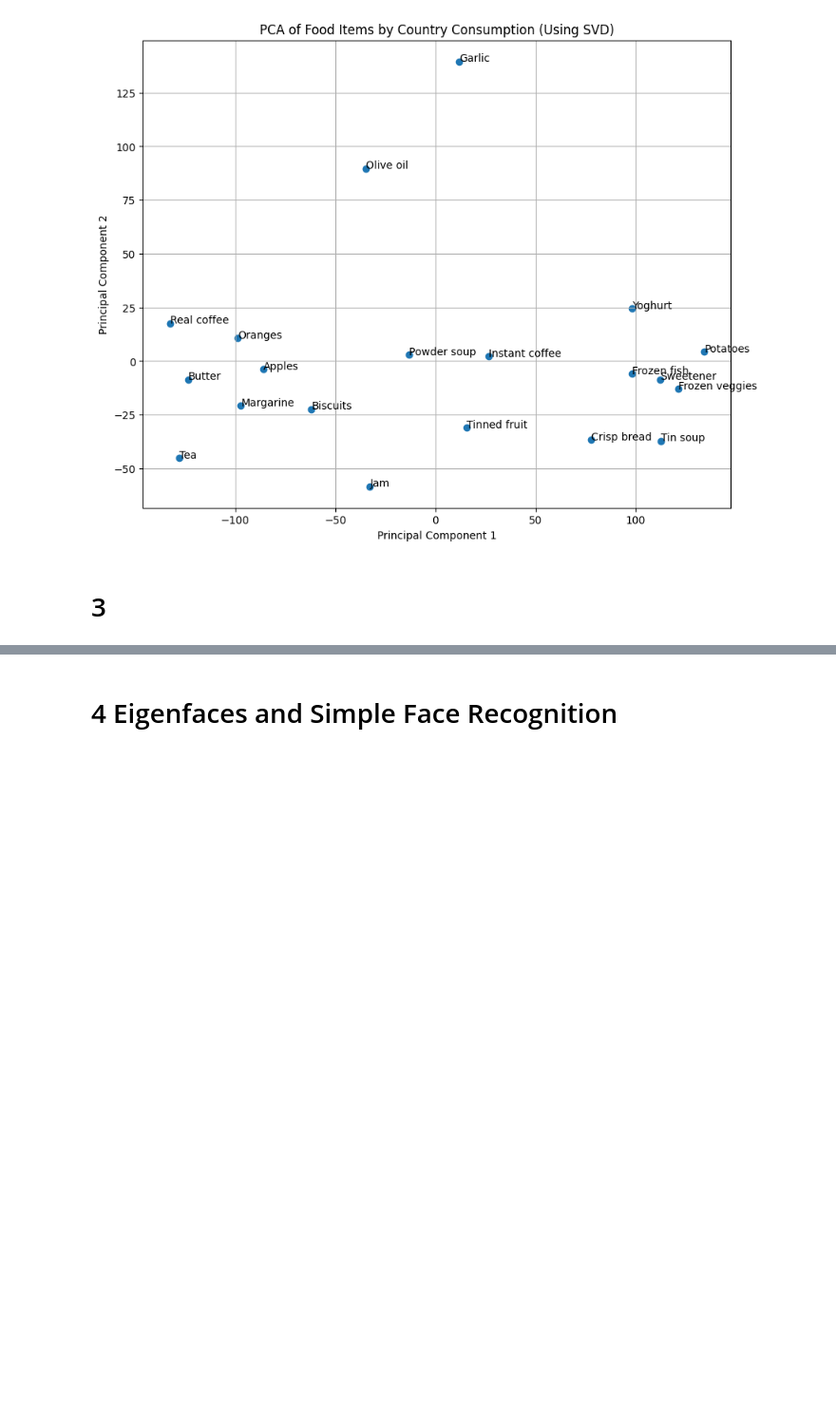
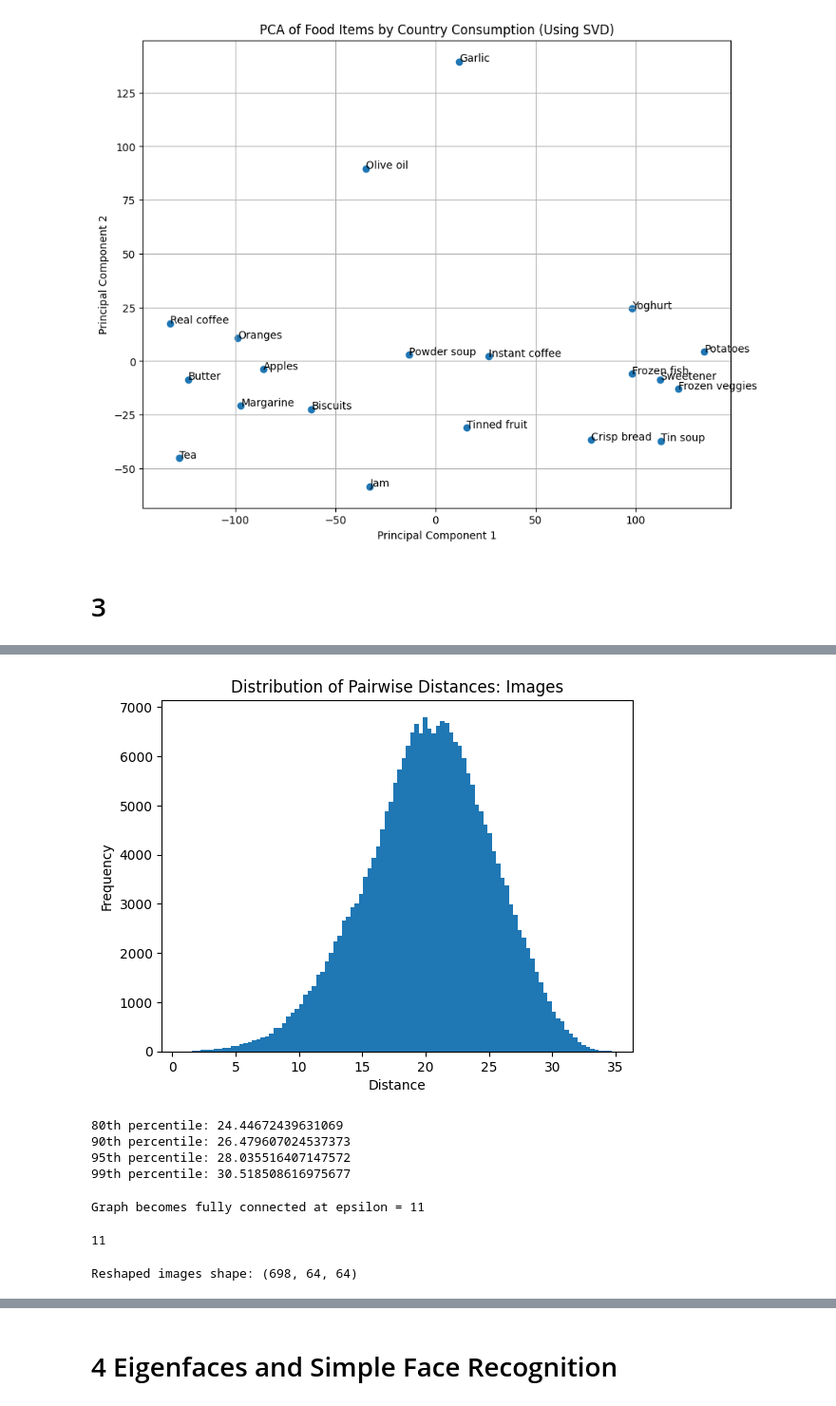
Before and after one commit to Mohammedks713/CDA, a Jupyter notebook: HW2_ISYE_6740/msiddiqui60_HW2.ipynb, the cells around one changed output, grey strips where cells are left out. Shown at 95% size. Cells and saved outputs as stored; diff of their text form; code cells hidden in the pictures; blank space fills up the shorter version.

```diff
--- a/HW2_ISYE_6740/msiddiqui60_HW2.ipynb
+++ b/HW2_ISYE_6740/msiddiqui60_HW2.ipynb
@@ -154,0 +168,11 @@ plt.show()
+# %%
+# read in the data
+def load_data(file_path):
+    mat_data = scipy.io.loadmat(file_path)
+
+    # print(mat_data['images'])
+    return mat_data['images']
+
+data = load_data('./data/isomap.mat')
+data = data.T
+data # Matrix of M x K (m vectors of dimension K. Corresponds to 698 images of 64 x 64 or 4096 pixels each
@@ -154,0 +193,29 @@ plt.show()
+# %%
+# create distance matrices using sci py and visualize
+def dist_mat(data):
+    dist_matrix = distance_matrix(data, data,p = 2)
+    return dist_matrix
+
+def plot_dist_matrix(dist_matrix, file_name = 'dist_matrix'):
+    distances = dist_matrix[np.triu_indices_from(dist_matrix, k=1)]
+
+    # Plot histogram of distances
+    plt.hist(distances, bins=100)
+    plt.title(f"Distribution of Pairwise Distances: {file_name}")
+    plt.xlabel("Distance")
+    plt.ylabel("Frequency")
+
+    # save the image
+    save_path = os.path.join('./outputs/',f'{file_name}.png')
+    plt.savefig(save_path)
+    plt.show()
+    plt.close()
+    # Compute percentiles to get a reasonable range for epsilon
+    percentiles = np.percentile(distances, [80, 90, 95, 99])
+    print(f"80th percentile: {percentiles[0]}")
+    print(f"90th percentile: {percentiles[1]}")
+    print(f"95th percentile: {percentiles[2]}")
+    print(f"99th percentile: {percentiles[3]}")
+# %%
+# create the distribution matrix
+dist_matrix = dist_mat(data)
@@ -154,0 +238,8 @@ plt.show()
+# %%
+plot_dist_matrix(dist_matrix, 'Images')
+# %% [output]
+[figure, added]
+80th percentile: 24.44672439631069
+90th percentile: 26.479607024537373
+95th percentile: 28.035516407147572
+99th percentile: 30.518508616975677
@@ -154,0 +267,11 @@ plt.show()
+# %%
+# search for epsilon from 1 to 36
+epsilon_list = list(range(1,36))
+# epsilon_list
+
+min_epsilon, min_adj_mat = epsilon_search(epsilon_list, dist_matrix)
+
+min_epsilon
+# %% [output]
+Graph becomes fully connected at epsilon = 11
+11
@@ -154,0 +287,4 @@ plt.show()
+# %%
+print(f"Reshaped images shape: {reshaped_images.shape}")
+# %% [output]
+Reshaped images shape: (698, 64, 64)
```
Also changed, not shown: parts of 31 cells of this notebook, 10 other files.
